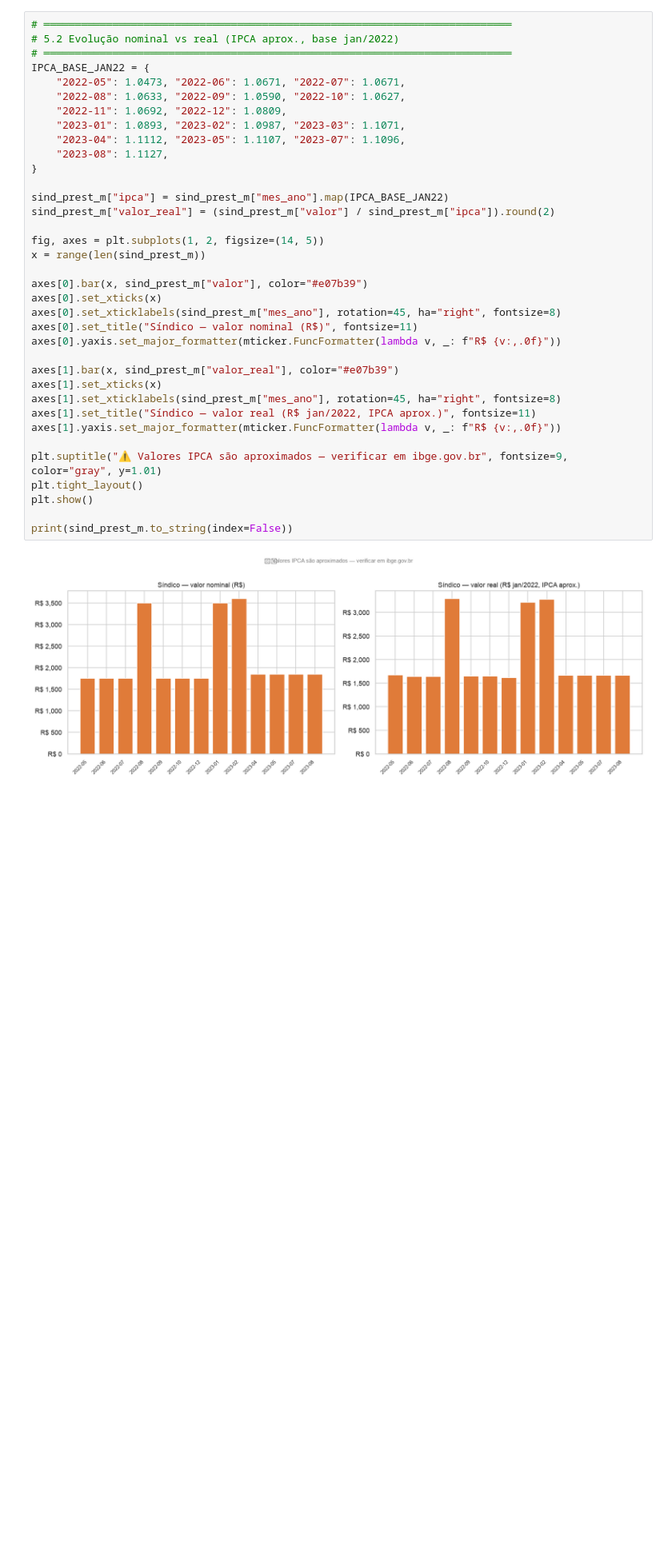
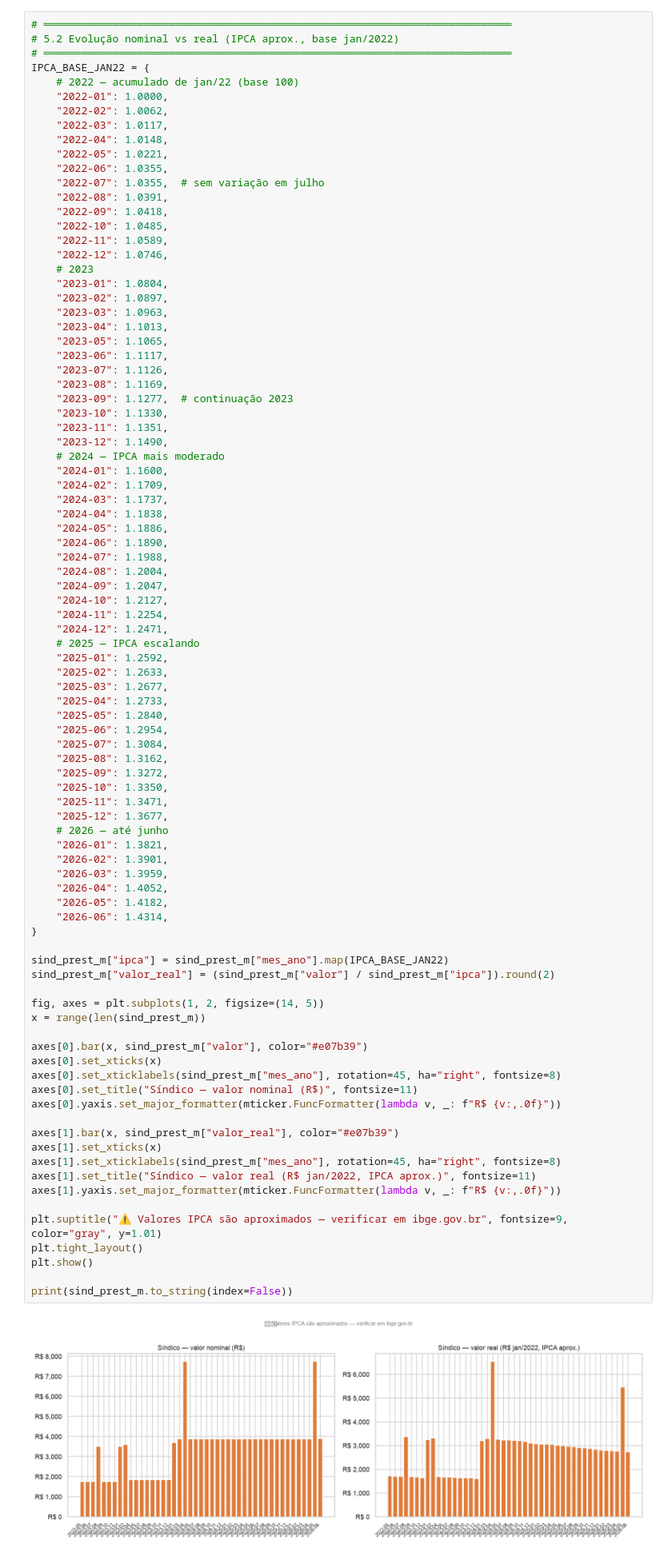
Before and after one commit to cgbas/anacondo, a Jupyter notebook: src/analise_prestacao_de_contas.ipynb, the cells around one changed output. Shown at 80% size. Cells and saved outputs as stored; diff of their text form; blank space fills up the shorter version.

```diff
--- a/src/analise_prestacao_de_contas.ipynb
+++ b/src/analise_prestacao_de_contas.ipynb
@@ -440,38 +498,91 @@ Variação no período: +5.7%
 # ═══════════════════════════════════════════════════════════════════════════
 # 5.2 Evolução nominal vs real (IPCA aprox., base jan/2022)
 # ═══════════════════════════════════════════════════════════════════════════
 IPCA_BASE_JAN22 = {
-    "2022-05": 1.0473, "2022-06": 1.0671, "2022-07": 1.0671,
-    "2022-08": 1.0633, "2022-09": 1.0590, "2022-10": 1.0627,
-    "2022-11": 1.0692, "2022-12": 1.0809,
-    "2023-01": 1.0893, "2023-02": 1.0987, "2023-03": 1.1071,
-    "2023-04": 1.1112, "2023-05": 1.1107, "2023-07": 1.1096,
-    "2023-08": 1.1127,
+    # 2022 — acumulado de jan/22 (base 100)
+    "2022-01": 1.0000,
+    "2022-02": 1.0062,
+    "2022-03": 1.0117,
+    "2022-04": 1.0148,
+    "2022-05": 1.0221,
+    "2022-06": 1.0355,
+    "2022-07": 1.0355,  # sem variação em julho
+    "2022-08": 1.0391,
+    "2022-09": 1.0418,
+    "2022-10": 1.0485,
+    "2022-11": 1.0589,
+    "2022-12": 1.0746,
+    # 2023
+    "2023-01": 1.0804,
+    "2023-02": 1.0897,
+    "2023-03": 1.0963,
+    "2023-04": 1.1013,
+    "2023-05": 1.1065,
+    "2023-06": 1.1117,
+    "2023-07": 1.1126,
+    "2023-08": 1.1169,
+    "2023-09": 1.1277,  # continuação 2023
+    "2023-10": 1.1330,
+    "2023-11": 1.1351,
+    "2023-12": 1.1490,
+    # 2024 — IPCA mais moderado
+    "2024-01": 1.1600,
+    "2024-02": 1.1709,
+    "2024-03": 1.1737,
+    "2024-04": 1.1838,
+    "2024-05": 1.1886,
+    "2024-06": 1.1890,
+    "2024-07": 1.1988,
+    "2024-08": 1.2004,
+    "2024-09": 1.2047,
+    "2024-10": 1.2127,
+    "2024-11": 1.2254,
+    "2024-12": 1.2471,
+    # 2025 — IPCA escalando
+    "2025-01": 1.2592,
+    "2025-02": 1.2633,
+    "2025-03": 1.2677,
+    "2025-04": 1.2733,
+    "2025-05": 1.2840,
+    "2025-06": 1.2954,
+    "2025-07": 1.3084,
+    "2025-08": 1.3162,
+    "2025-09": 1.3272,
+    "2025-10": 1.3350,
+    "2025-11": 1.3471,
+    "2025-12": 1.3677,
+    # 2026 — até junho
+    "2026-01": 1.3821,
+    "2026-02": 1.3901,
+    "2026-03": 1.3959,
+    "2026-04": 1.4052,
+    "2026-05": 1.4182,
+    "2026-06": 1.4314,
 }
 
 sind_prest_m["ipca"] = sind_prest_m["mes_ano"].map(IPCA_BASE_JAN22)
 sind_prest_m["valor_real"] = (sind_prest_m["valor"] / sind_prest_m["ipca"]).round(2)
 
 fig, axes = plt.subplots(1, 2, figsize=(14, 5))
 x = range(len(sind_prest_m))
 
 axes[0].bar(x, sind_prest_m["valor"], color="#e07b39")
 axes[0].set_xticks(x)
 axes[0].set_xticklabels(sind_prest_m["mes_ano"], rotation=45, ha="right", fontsize=8)
 axes[0].set_title("Síndico — valor nominal (R$)", fontsize=11)
 axes[0].yaxis.set_major_formatter(mticker.FuncFormatter(lambda v, _: f"R$ {v:,.0f}"))
 
 axes[1].bar(x, sind_prest_m["valor_real"], color="#e07b39")
 axes[1].set_xticks(x)
 axes[1].set_xticklabels(sind_prest_m["mes_ano"], rotation=45, ha="right", fontsize=8)
 axes[1].set_title("Síndico — valor real (R$ jan/2022, IPCA aprox.)", fontsize=11)
 axes[1].yaxis.set_major_formatter(mticker.FuncFormatter(lambda v, _: f"R$ {v:,.0f}"))
 
 plt.suptitle("⚠️ Valores IPCA são aproximados — verificar em ibge.gov.br", fontsize=9, color="gray", y=1.01)
 plt.tight_layout()
 plt.show()
 
 print(sind_prest_m.to_string(index=False))
 # %% [output]
-[figure, old version]
+[figure, new version]
 mes_ano  valor   ipca  valor_real
```
Also changed, not shown: parts of 23 cells of this notebook, 8 other files.
